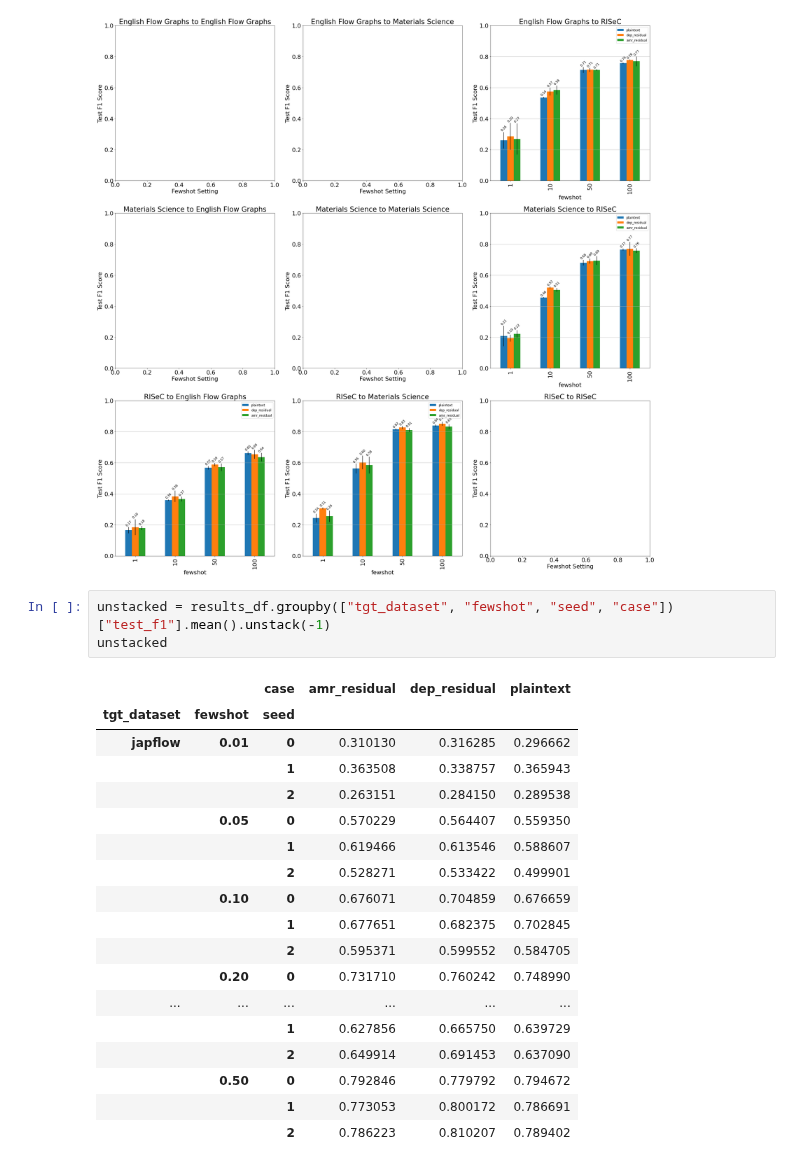
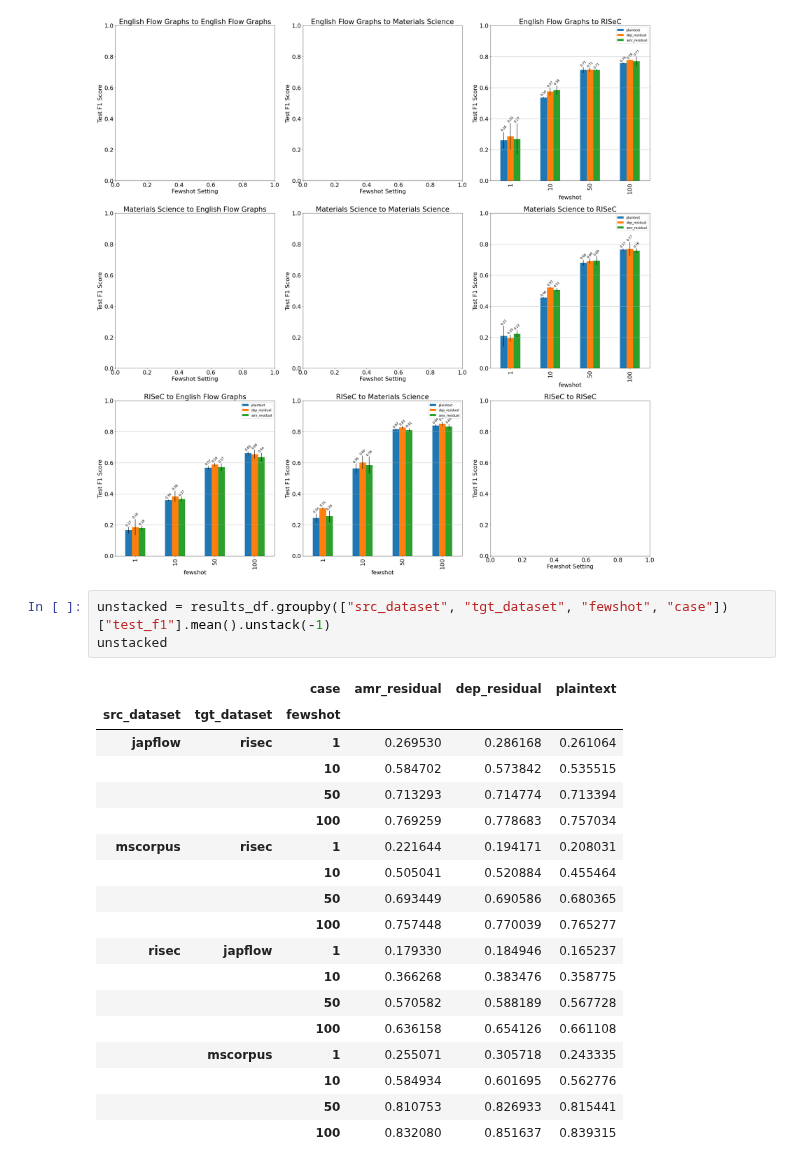
Before and after one commit to ShoRit/flow_graphs, a Jupyter notebook: code/analysis_notebooks/visualize_results.ipynb, the cells around one changed output. Saved outputs shown, nothing was run; the diff lists cells and outputs as text.

```diff
--- a/code/analysis_notebooks/visualize_results.ipynb
+++ b/code/analysis_notebooks/visualize_results.ipynb
@@ -125,24 +89,24 @@ for src_dataset in sorted(src_datasets):
 # %% [output]
 [figure]
 # %%
-unstacked = results_df.groupby(["tgt_dataset", "fewshot", "seed", "case"])["test_f1"].mean().unstack(-1)
+unstacked = results_df.groupby(["src_dataset", "tgt_dataset", "fewshot", "case"])["test_f1"].mean().unstack(-1)
 unstacked
 # %% [output]
 |  |  | case | amr_residual | dep_residual | plaintext |
-| tgt_dataset | fewshot | seed |  |  |  |
-| japflow | 0.01 | 0 | 0.310130 | 0.316285 | 0.296662 |
-|  |  | 1 | 0.363508 | 0.338757 | 0.365943 |
-|  |  | 2 | 0.263151 | 0.284150 | 0.289538 |
-|  | 0.05 | 0 | 0.570229 | 0.564407 | 0.559350 |
-|  |  | 1 | 0.619466 | 0.613546 | 0.588607 |
-|  |  | 2 | 0.528271 | 0.533422 | 0.499901 |
-|  | 0.10 | 0 | 0.676071 | 0.704859 | 0.676659 |
-|  |  | 1 | 0.677651 | 0.682375 | 0.702845 |
-|  |  | 2 | 0.595371 | 0.599552 | 0.584705 |
-|  | 0.20 | 0 | 0.731710 | 0.760242 | 0.748990 |
-| ... | ... | ... | ... | ... | ... |
-|  |  | 1 | 0.627856 | 0.665750 | 0.639729 |
-|  |  | 2 | 0.649914 | 0.691453 | 0.637090 |
-|  | 0.50 | 0 | 0.792846 | 0.779792 | 0.794672 |
-|  |  | 1 | 0.773053 | 0.800172 | 0.786691 |
-|  |  | 2 | 0.786223 | 0.810207 | 0.789402 |
+| src_dataset | tgt_dataset | fewshot |  |  |  |
+| japflow | risec | 1 | 0.269530 | 0.286168 | 0.261064 |
+|  |  | 10 | 0.584702 | 0.573842 | 0.535515 |
+|  |  | 50 | 0.713293 | 0.714774 | 0.713394 |
+|  |  | 100 | 0.769259 | 0.778683 | 0.757034 |
+| mscorpus | risec | 1 | 0.221644 | 0.194171 | 0.208031 |
+|  |  | 10 | 0.505041 | 0.520884 | 0.455464 |
+|  |  | 50 | 0.693449 | 0.690586 | 0.680365 |
+|  |  | 100 | 0.757448 | 0.770039 | 0.765277 |
+| risec | japflow | 1 | 0.179330 | 0.184946 | 0.165237 |
+|  |  | 10 | 0.366268 | 0.383476 | 0.358775 |
+|  |  | 50 | 0.570582 | 0.588189 | 0.567728 |
+|  |  | 100 | 0.636158 | 0.654126 | 0.661108 |
+|  | mscorpus | 1 | 0.255071 | 0.305718 | 0.243335 |
+|  |  | 10 | 0.584934 | 0.601695 | 0.562776 |
+|  |  | 50 | 0.810753 | 0.826933 | 0.815441 |
+|  |  | 100 | 0.832080 | 0.851637 | 0.839315 |
```
Also changed, not shown: parts of 5 cells of this notebook.
